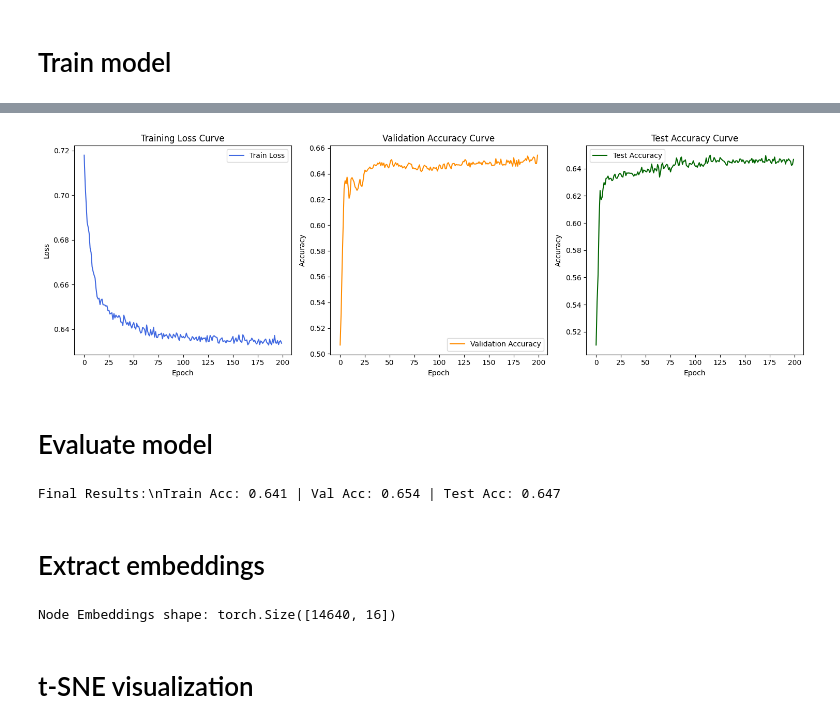
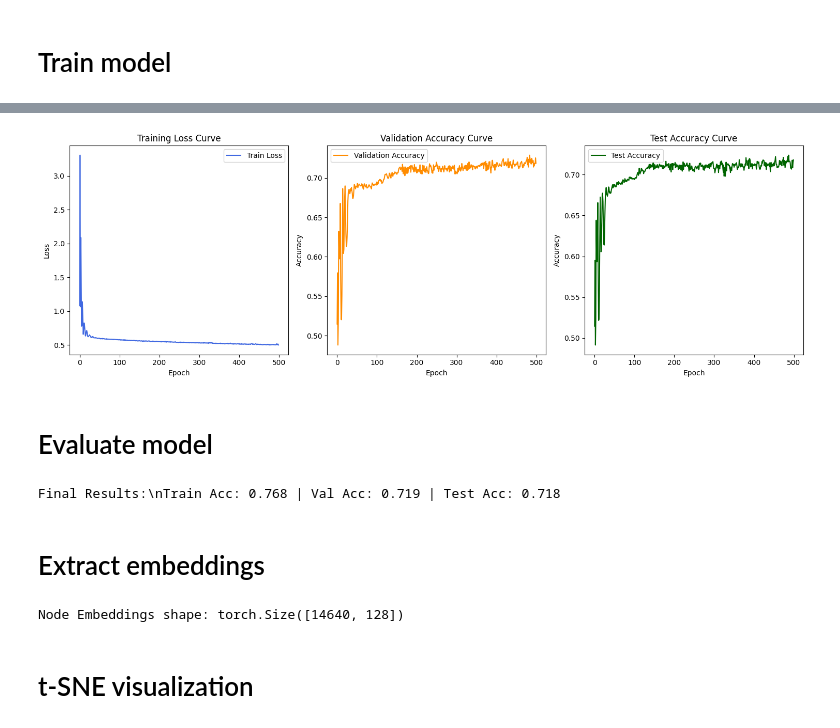
Before and after one commit to Waqar351/multi_model_data_fusion, a Jupyter notebook: M_static.ipynb, the cells around one changed output, grey strips where cells are left out. Saved outputs shown, nothing was run; the diff lists cells and outputs as text; code cells hidden in the pictures.

```diff
--- a/M_static.ipynb
+++ b/M_static.ipynb
@@ -58,17 +58,24 @@ seed = 42
 set_seed(seed)
 
 data_set = "real"         # "real" | "artificial"
-type_graph_conv = 'GCN'  # "SAGE" | "GCN" | "GAT"
+type_graph_conv = 'FWAGCN'  # "SAGE" | "GCN" | "GAT" | "FWAGCN" | "EFWAGCN" | "GraphConv"
+architecture = "2_layers"
+
 if type_graph_conv == 'SAGE':
     graph_conv = SAGEConv
 elif type_graph_conv == "GCN":
     graph_conv = GCNConv
 elif type_graph_conv == "GAT":
     graph_conv = GATConv
+elif type_graph_conv == "FWAGCN":
+    graph_conv = FeatureWiseGraphConv
+elif type_graph_conv == "EFWAGCN":
+    graph_conv = EdgeFeatureAttentionGCN
+elif type_graph_conv == "GraphConv":
+    graph_conv = GraphConv
 
 model_used = "M_static"
-
-output_folder = f"results/{model_used}/{type_graph_conv}"
+output_folder = f"results/{model_used}/{type_graph_conv}/{architecture}"
 os.makedirs(output_folder, exist_ok=True)
 # %% [markdown]
 # Load dataset
@@ -127,3 +134,7 @@ static_dt
 14640 rows × 11 columns
 # %% [markdown]
 # Normalize features
+# %%
+from sklearn.preprocessing import StandardScaler
+scaler = StandardScaler()
+static_dt_norm= pd.DataFrame(scaler.fit_transform(static_dt))
@@ -190,11 +203,18 @@ num_classes = 2
 
 # model = GraphFusionNet_1(graph_conv_layer = graph_conv, in1=num_features_static, in2=num_features_dynamic, hidden=32, out=num_classes)
 # optimizer = torch.optim.Adam(model.parameters(), lr=0.01, weight_decay=5e-4)
-model = GCN(in_channels=num_features_static, hidden_channels=16, out_channels=num_classes)
-optimizer = torch.optim.Adam(model.parameters(), lr=0.01, weight_decay=5e-4)
+if architecture == "2_layers":
+    model = ImprovedGCN_2Layers(graph_conv, in_channels=num_features_static, hidden_channels=64, out_channels=num_classes, dropout= 0.05)
+elif architecture == "3_layers":
+    model = ImprovedGCN_3Layers(graph_conv, in_channels=num_features_static, hidden_channel_1=32, hidden_channel_2 = 64, out_channels=num_classes, dropout= 0.1)
+elif architecture == "4_layers":
+    model = ImprovedGCN_4Layers(graph_conv, in_channels=num_features_static, hidden_channel_1=16, hidden_channel_2 = 32, hidden_channel_3 = 64, out_channels=num_classes, dropout= 0.005)
+# model = APPNPNet(in_channels=num_features_static, hidden_channels=64, out_channels=num_classes)
+# model = AdvancedGNN(in_channels=num_features_static, hidden_channels=16, out_channels=num_classes)
+optimizer = torch.optim.Adam(model.parameters(), lr=0.005, weight_decay=1e-3)
 # %% [markdown]
 # Train model
 # %%
-# train_losses, val_accs, test_accs, alpha_values = train_loop_fusion(model, optimizer, data_static, data_dynamic, data_mask, epochs=200, method_model=f"{model_used}_{type_graph_conv}")
-train_losses, val_accs, test_accs = train_loop(model, optimizer, data_static, data_mask, epochs=200, method_model=f"{model_used}_{type_graph_conv}")
+# train_losses, val_accs, test_accs, alpha_values = train_loop_fusion(model, optimizer, data_static, data_dynamic, data_mask, epochs=200, method_model=f"{model_used}_{type_graph_conv}_{architecture}")
+train_losses, val_accs, test_accs = train_loop(model, optimizer, data_static, data_mask, epochs=500, method_model=f"{model_used}_{type_graph_conv}_{architecture}")
 # %% [output]
@@ -211,13 +234,13 @@ Epoch 200 | Loss: 0.6337 | Train: 0.641 | Val: 0.654 | Test: 0.647
 # %%
-plot_train_val_curves(train_losses, val_accs, test_accs, filename=f'train_val_test_plot_{model_used}_{type_graph_conv}', output_path= output_folder)
+plot_train_val_curves(train_losses, val_accs, test_accs, filename=f'train_val_test_plot_{model_used}_{type_graph_conv}_{architecture}', output_path= output_folder)
 # %% [output]
-[figure, old version]
+[figure, new version]
 # %% [markdown]
 # Evaluate model
 # %%
 train_acc, val_acc, test_acc = evaluate(model, data_static, data_mask)
 print(f"Final Results:\\nTrain Acc: {train_acc:.3f} | Val Acc: {val_acc:.3f} | Test Acc: {test_acc:.3f}")
 # %% [output]
-Final Results:\nTrain Acc: 0.641 | Val Acc: 0.654 | Test Acc: 0.647
+Final Results:\nTrain Acc: 0.768 | Val Acc: 0.719 | Test Acc: 0.718
 # %%
 results = {
@@ -245,7 +268,7 @@ with torch.no_grad():
 
 print(f"Node Embeddings shape: {embeddings.shape}")
 # %% [output]
-Node Embeddings shape: torch.Size([14640, 16])
+Node Embeddings shape: torch.Size([14640, 128])
 # %% [markdown]
 # t-SNE visualization
 # %%
```
Also changed, not shown: parts of 7 cells of this notebook, 1 other file.
